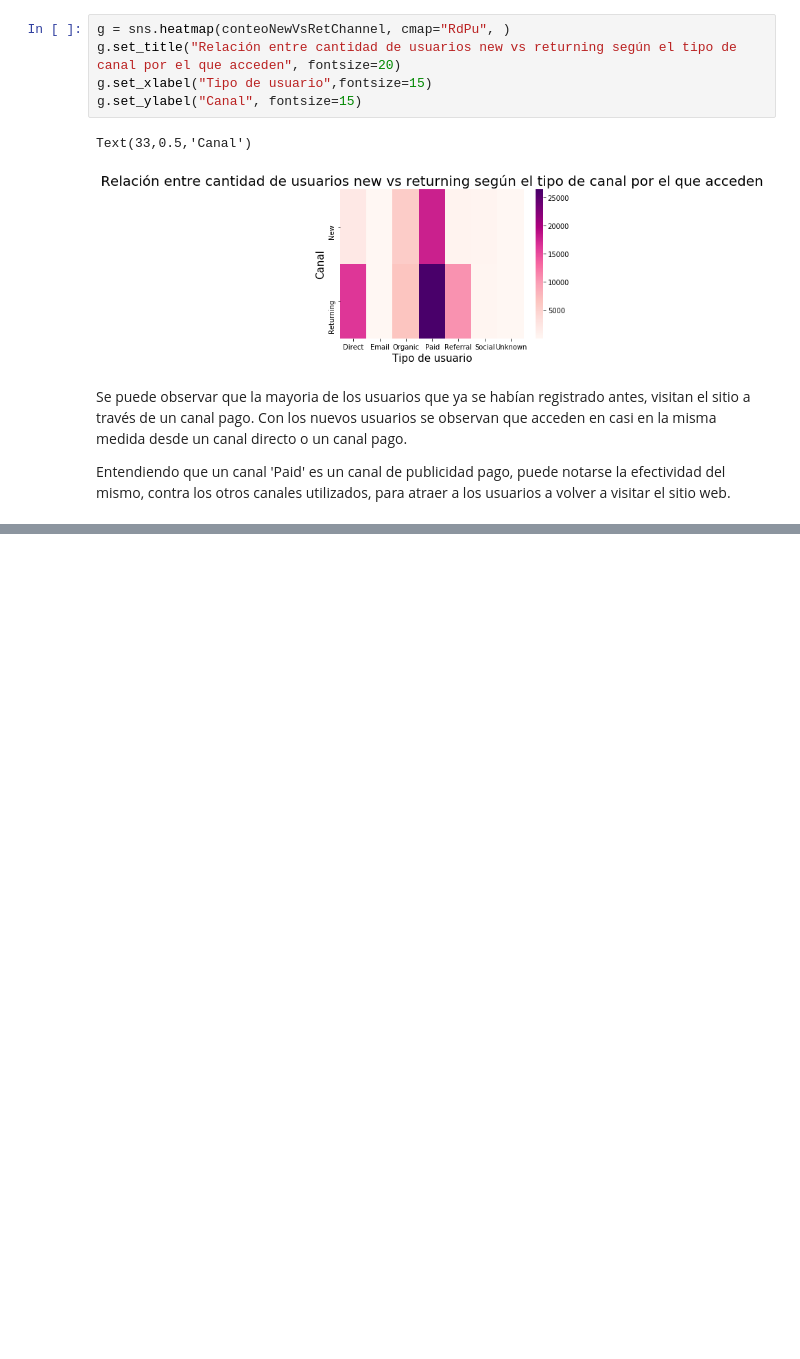
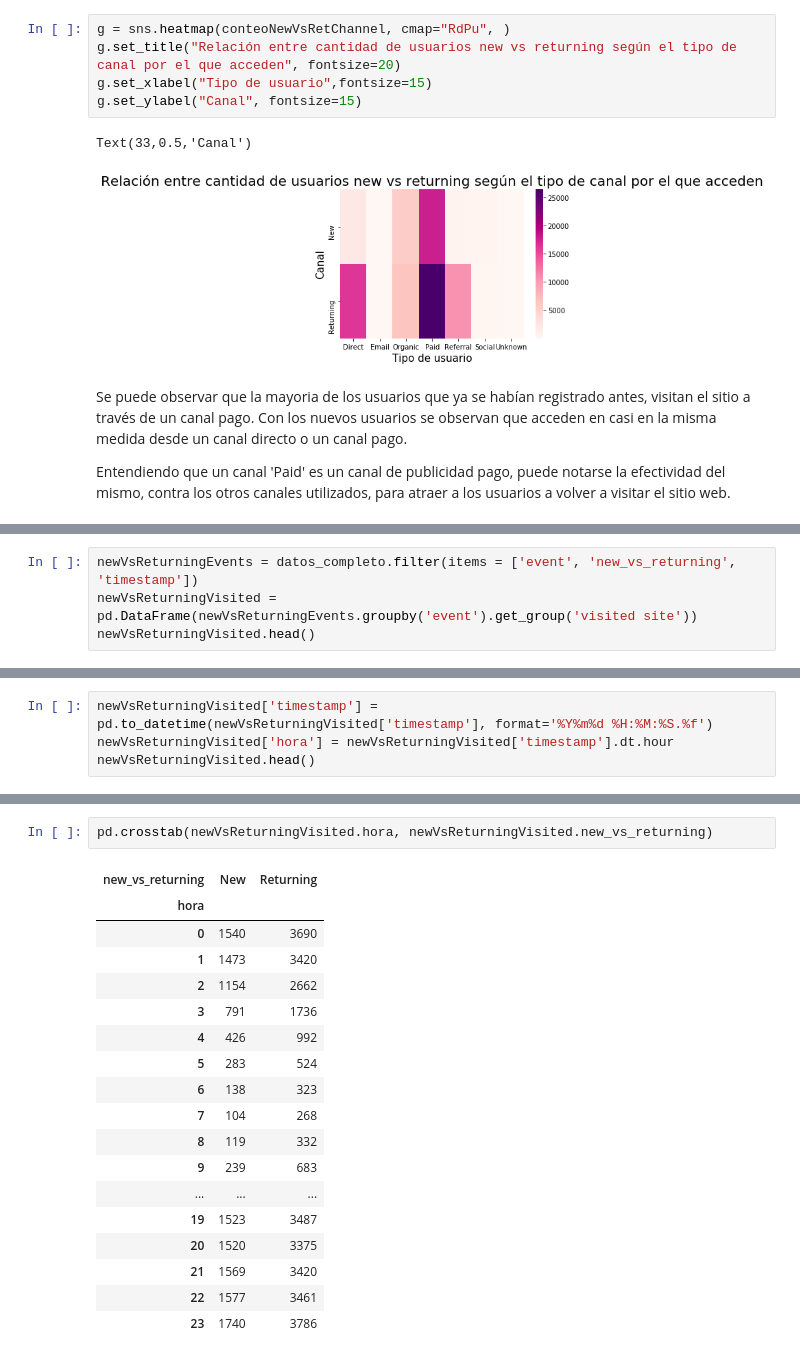
Before and after one commit to IgnacioKomar/OrganizacionDeDatos, a Jupyter notebook: Análisis varios.ipynb, the cells around one changed output, grey strips where cells are left out. Cells and saved outputs as stored; diff of their text form; blank space fills up the shorter version.

Commit message:
Agrego algo más sobre new vs returning

```diff
--- a/Análisis varios.ipynb
+++ b/Análisis varios.ipynb
@@ -220,0 +232,4 @@ Entendiendo que un canal 'Paid' es un canal de publicidad pago, puede notarse la
+# %%
+newVsReturningEvents = datos_completo.filter(items = ['event', 'new_vs_returning', 'timestamp'])
+newVsReturningVisited = pd.DataFrame(newVsReturningEvents.groupby('event').get_group('visited site'))
+newVsReturningVisited.head()
@@ -220,0 +245,4 @@ Entendiendo que un canal 'Paid' es un canal de publicidad pago, puede notarse la
+# %%
+newVsReturningVisited['timestamp'] = pd.to_datetime(newVsReturningVisited['timestamp'], format='%Y%m%d %H:%M:%S.%f')
+newVsReturningVisited['hora'] = newVsReturningVisited['timestamp'].dt.hour
+newVsReturningVisited.head()
@@ -220,0 +256,21 @@ Entendiendo que un canal 'Paid' es un canal de publicidad pago, puede notarse la
+# %%
+pd.crosstab(newVsReturningVisited.hora, newVsReturningVisited.new_vs_returning)
+# %% [output]
+| new_vs_returning | New | Returning |
+| hora |  |  |
+| 0 | 1540 | 3690 |
+| 1 | 1473 | 3420 |
+| 2 | 1154 | 2662 |
+| 3 | 791 | 1736 |
+| 4 | 426 | 992 |
+| 5 | 283 | 524 |
+| 6 | 138 | 323 |
+| 7 | 104 | 268 |
+| 8 | 119 | 332 |
+| 9 | 239 | 683 |
+| ... | ... | ... |
+| 19 | 1523 | 3487 |
+| 20 | 1520 | 3375 |
+| 21 | 1569 | 3420 |
+| 22 | 1577 | 3461 |
+| 23 | 1740 | 3786 |
```
Also changed, not shown: parts of 7 cells of this notebook.
